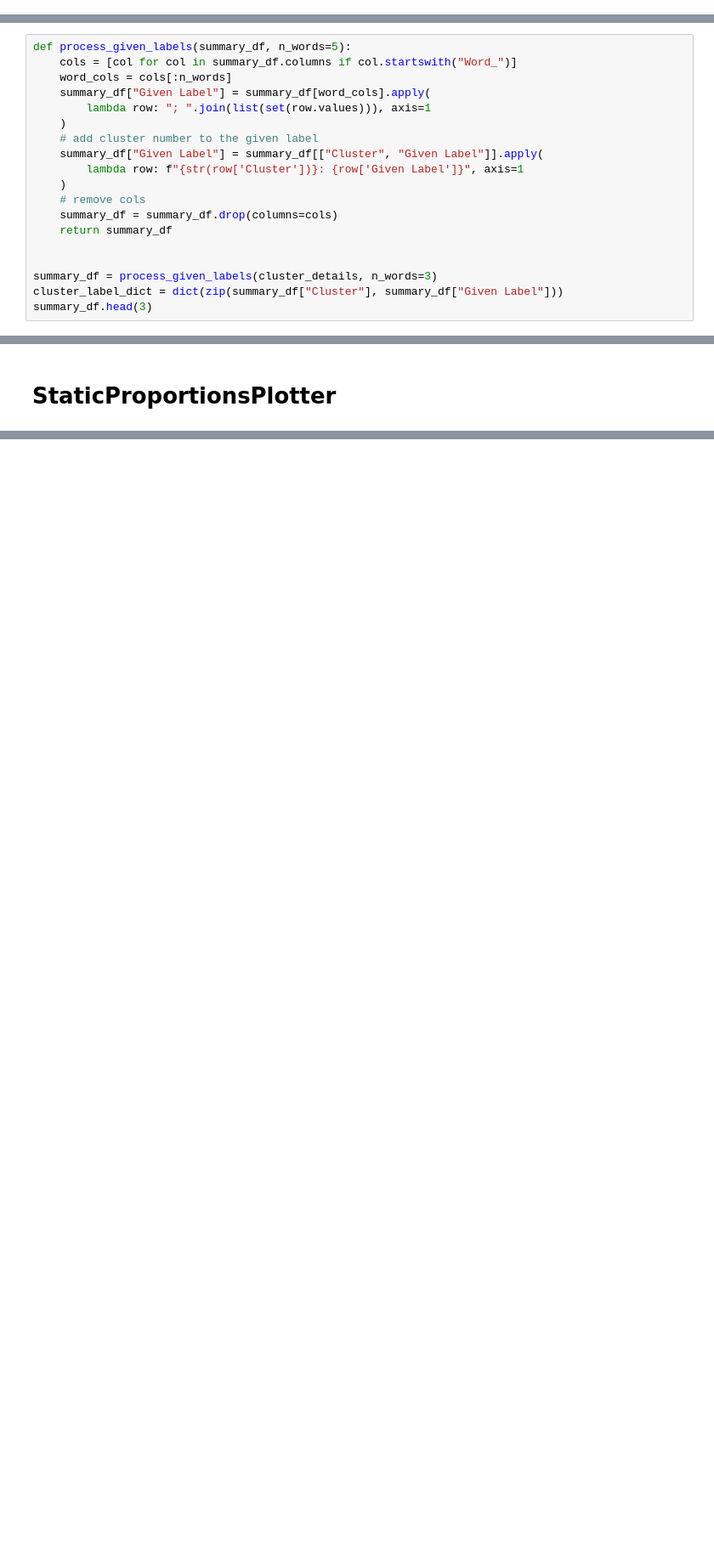
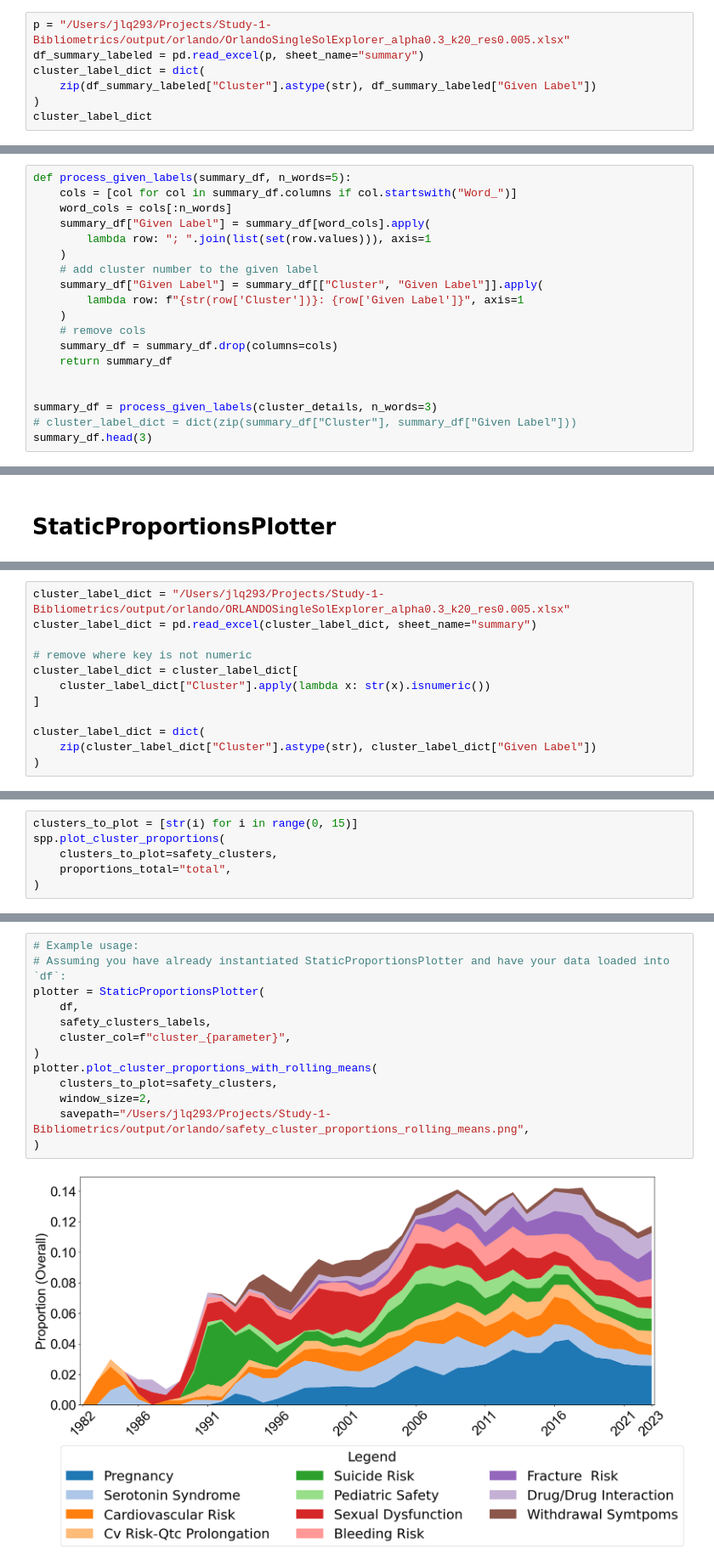
Before and after one commit to jarolim14/SSRI-Evolution, a Jupyter notebook: notebooks/08-CommunityPlotting.ipynb, the cells around one changed output, grey strips where cells are left out. Shown at 85% size. Cells and saved outputs as stored; diff of their text form; blank space fills up the shorter version.

```diff
--- a/notebooks/08-CommunityPlotting.ipynb
+++ b/notebooks/08-CommunityPlotting.ipynb
@@ -22,0 +28,7 @@ cluster_details = pd.read_excel(pcd, sheet_name=0)
+# %%
+p = "/Users/jlq293/Projects/Study-1-Bibliometrics/output/orlando/OrlandoSingleSolExplorer_alpha0.3_k20_res0.005.xlsx"
+df_summary_labeled = pd.read_excel(p, sheet_name="summary")
+cluster_label_dict = dict(
+    zip(df_summary_labeled["Cluster"].astype(str), df_summary_labeled["Given Label"])
+)
+cluster_label_dict
@@ -39,6 +69,6 @@ def process_given_labels(summary_df, n_words=5):
 
 
 summary_df = process_given_labels(cluster_details, n_words=3)
-cluster_label_dict = dict(zip(summary_df["Cluster"], summary_df["Given Label"]))
+# cluster_label_dict = dict(zip(summary_df["Cluster"], summary_df["Given Label"]))
 summary_df.head(3)
 # %% [output]
@@ -342,0 +355,12 @@ spp.plot_cluster_proportions(
+# %%
+cluster_label_dict = "/Users/jlq293/Projects/Study-1-Bibliometrics/output/orlando/ORLANDOSingleSolExplorer_alpha0.3_k20_res0.005.xlsx"
+cluster_label_dict = pd.read_excel(cluster_label_dict, sheet_name="summary")
+
+# remove where key is not numeric
+cluster_label_dict = cluster_label_dict[
+    cluster_label_dict["Cluster"].apply(lambda x: str(x).isnumeric())
+]
+
+cluster_label_dict = dict(
+    zip(cluster_label_dict["Cluster"].astype(str), cluster_label_dict["Given Label"])
+)
@@ -342,0 +480,6 @@ spp.plot_cluster_proportions(
+# %%
+clusters_to_plot = [str(i) for i in range(0, 15)]
+spp.plot_cluster_proportions(
+    clusters_to_plot=safety_clusters,
+    proportions_total="total",
+)
@@ -342,0 +676,15 @@ spp.plot_cluster_proportions(
+# %%
+# Example usage:
+# Assuming you have already instantiated StaticProportionsPlotter and have your data loaded into `df`:
+plotter = StaticProportionsPlotter(
+    df,
+    safety_clusters_labels,
+    cluster_col=f"cluster_{parameter}",
+)
+plotter.plot_cluster_proportions_with_rolling_means(
+    clusters_to_plot=safety_clusters,
+    window_size=2,
+    savepath="/Users/jlq293/Projects/Study-1-Bibliometrics/output/orlando/safety_cluster_proportions_rolling_means.png",
+)
+# %% [output]
+[figure, added]
```
Also changed, not shown: parts of 12 cells of this notebook, 14 other files.
